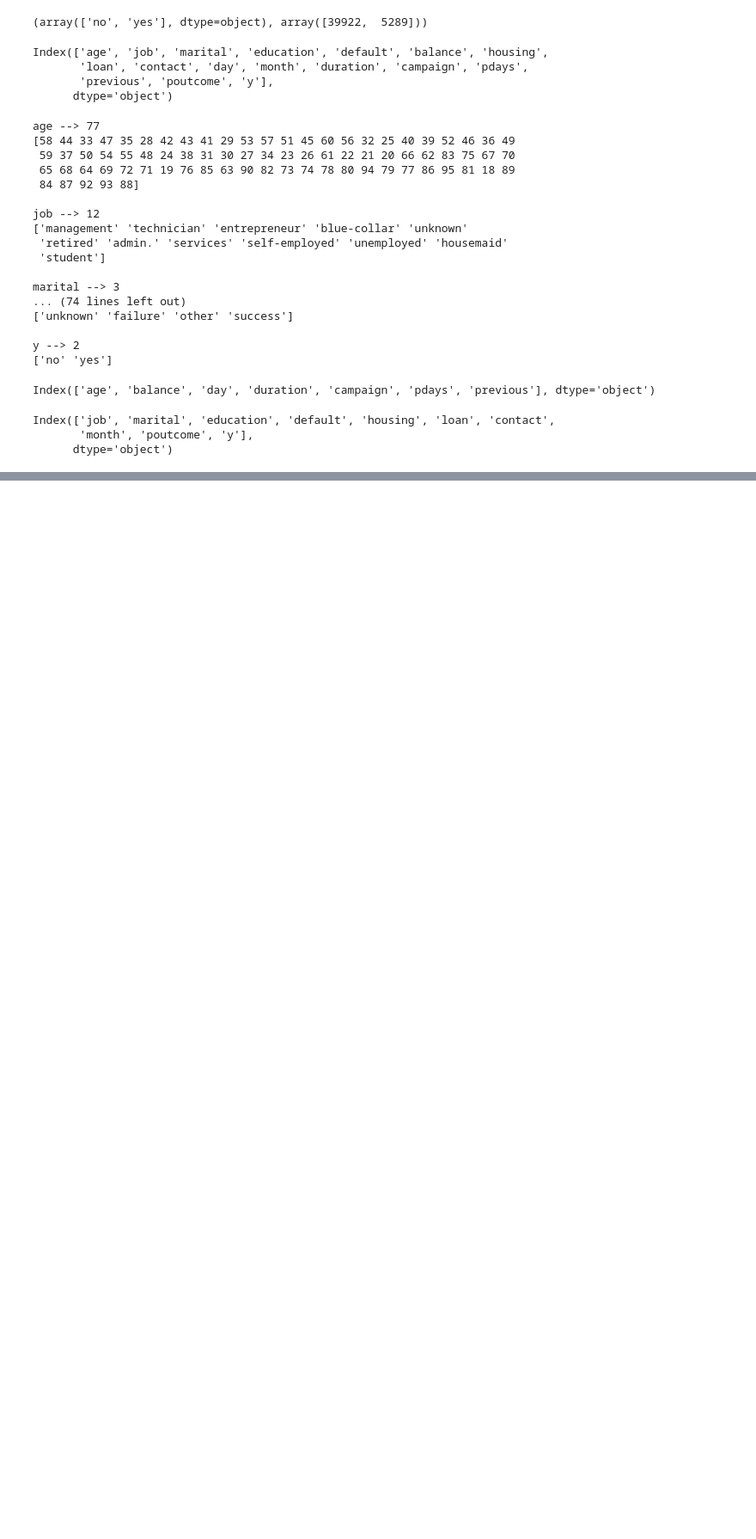
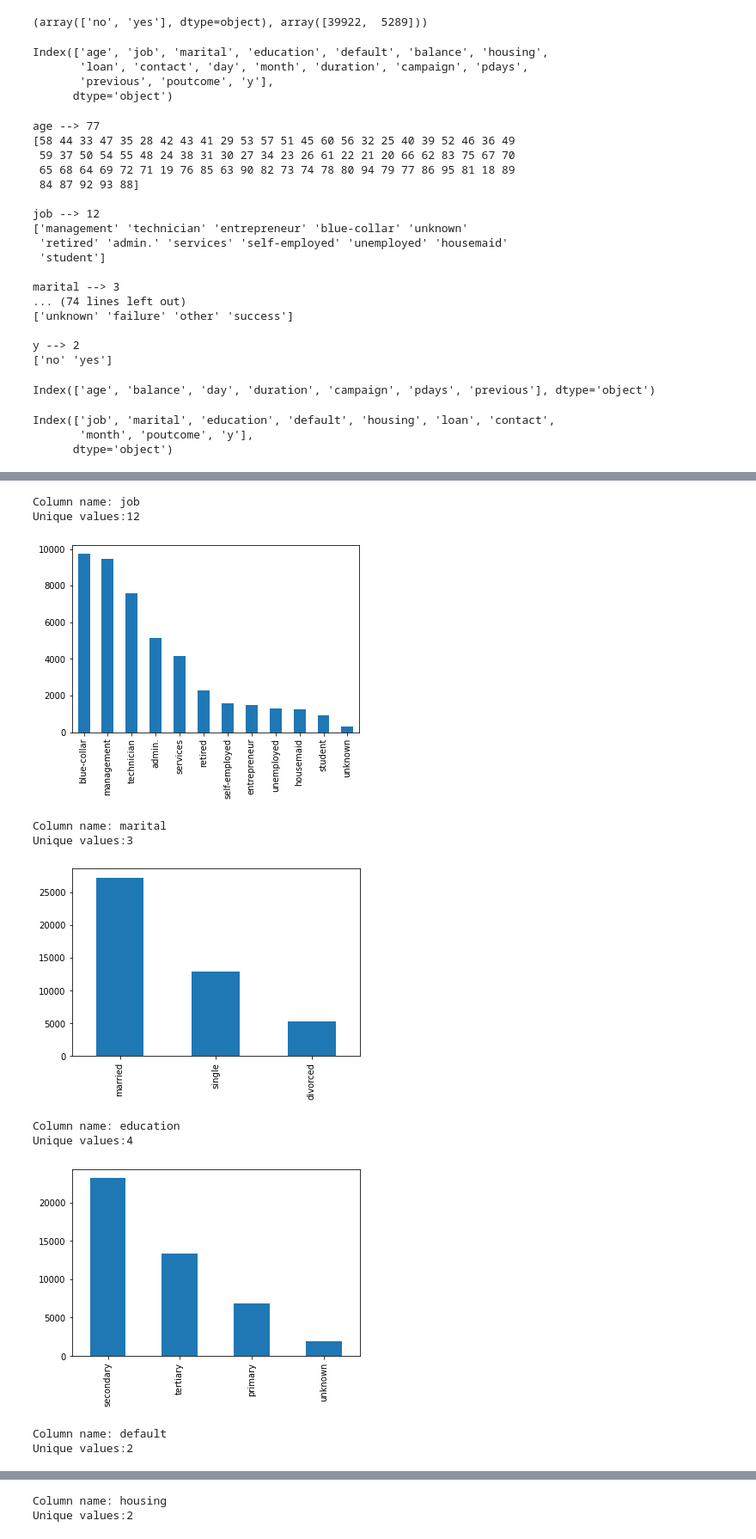
Before and after one commit to czokw1/ml-predict-bank-deposit, a Jupyter notebook: data_analysis.ipynb, the cells around one changed output, grey strips where cells are left out. Shown: that part at 86% size. Saved outputs shown, nothing was run; the diff lists cells and outputs as text; code cells hidden in the pictures; blank space fills up the shorter version.

```diff
--- a/data_analysis.ipynb
+++ b/data_analysis.ipynb
@@ -171,0 +212,20 @@ Index(['job', 'marital', 'education', 'default', 'housing', 'loan', 'contact',
+# %%
+### Categorical columns
+
+for column in non_numeric_columns:
+  print(f'Column name: {column}')
+  print(f'Unique values:{len(dataset[column].unique())}')
+  dataset[column].value_counts().plot.bar()
+  plt.show()
+# %% [output]
+Column name: job
+Unique values:12
+[figure, added]
+Column name: marital
+Unique values:3
+[figure, added]
+Column name: education
+Unique values:4
+[figure, added]
+Column name: default
+Unique values:2
@@ -171,0 +233,2 @@ Index(['job', 'marital', 'education', 'default', 'housing', 'loan', 'contact',
+Column name: housing
+Unique values:2
```
Also changed, not shown: parts of 6 cells of this notebook.
